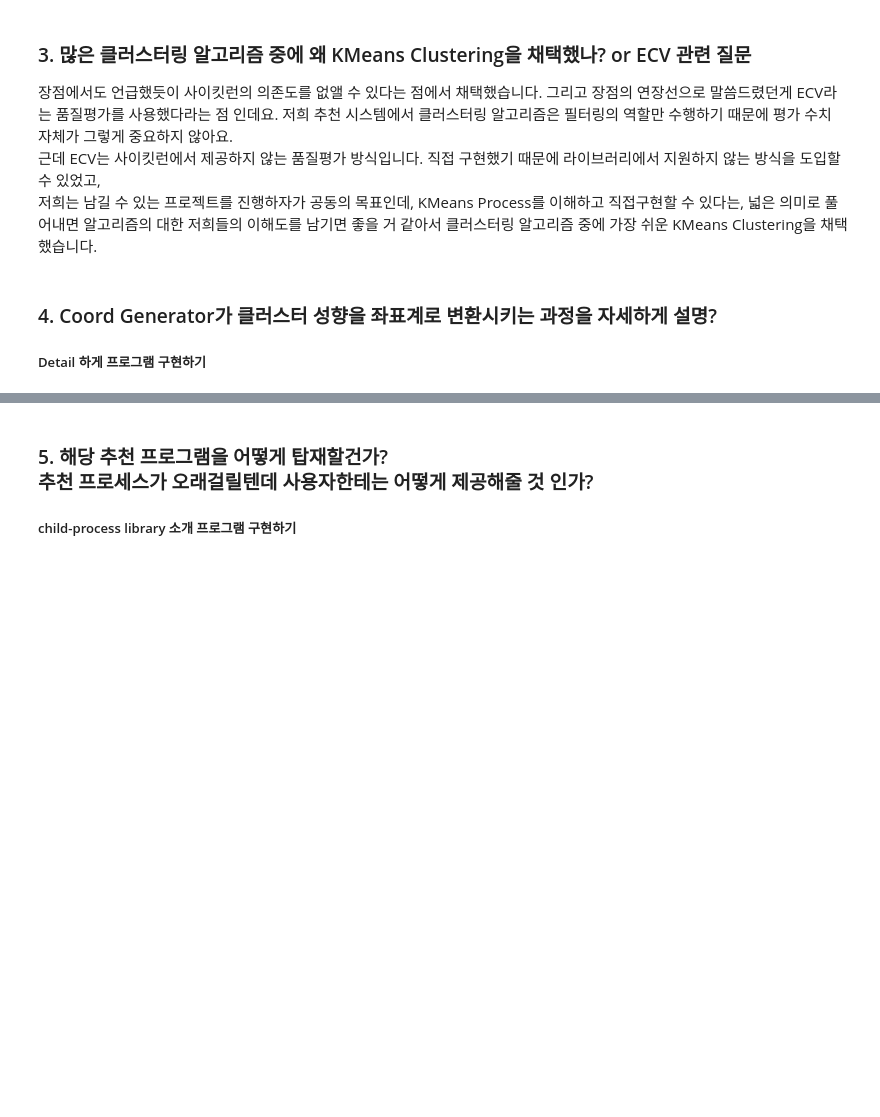
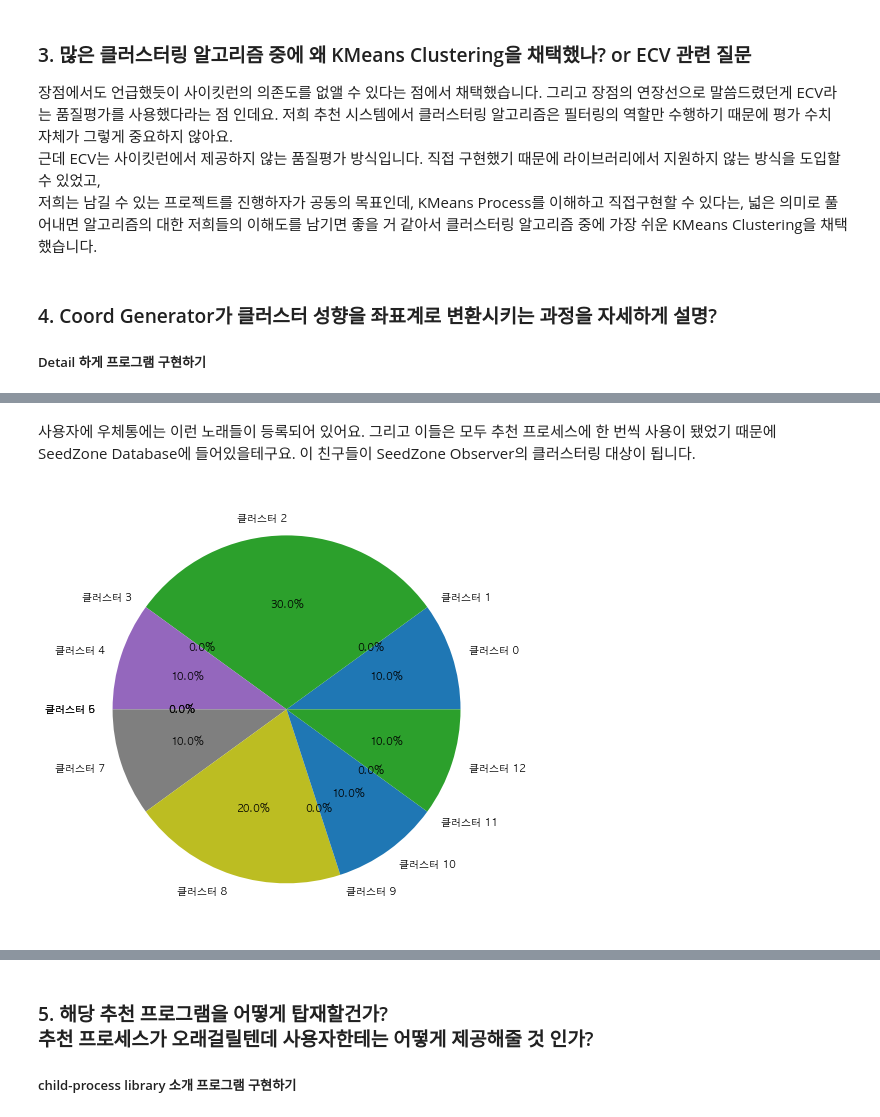
Before and after one commit to MuLetter/muletter-research, a Jupyter notebook: Q&A.ipynb, the cells around one changed output, grey strips where cells are left out. Drawn from its saved outputs; the diff is of its cells as text; code cells hidden in the pictures; blank space fills up the shorter version.

```diff
--- a/Q&A.ipynb
+++ b/Q&A.ipynb
@@ -36,0 +51,17 @@ gen.draw_coord()
+# %% [markdown]
+사용자에 우체통에는 이런 노래들이 등록되어 있어요. 그리고 이들은 모두 추천 프로세스에 한 번씩 사용이 됐었기 때문에 SeedZone Database에 들어있을테구요. 이 친구들이 SeedZone Observer의 클러스터링 대상이 됩니다.
+# %%
+import matplotlib
+import matplotlib.pyplot as plt
+
+matplotlib.rc('font', family='AppleGothic')
+plt.rcParams['axes.unicode_minus'] = False
+
+lp = np.array(gen.mailbox['_labelPercentages'])
+plt.figure(figsize=(8,8))
+
+plt.pie(lp, autopct='%.1f%%',labels=["클러스터 {}".format(_) for _ in range(len(lp))])
+
+plt.show()
+# %% [output]
+[figure, added]
```
Also changed, not shown: parts of 15 cells of this notebook, 2 other files.
